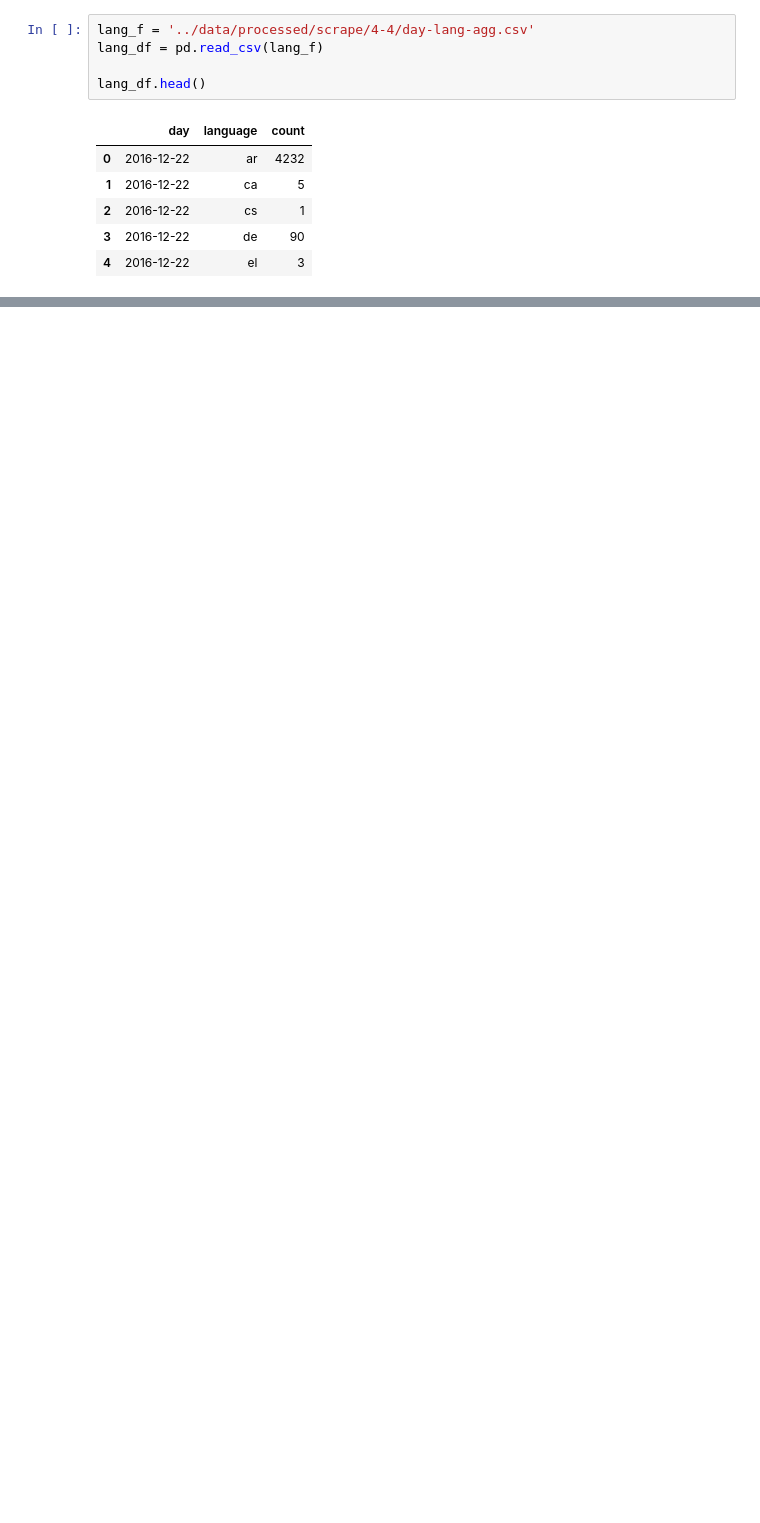
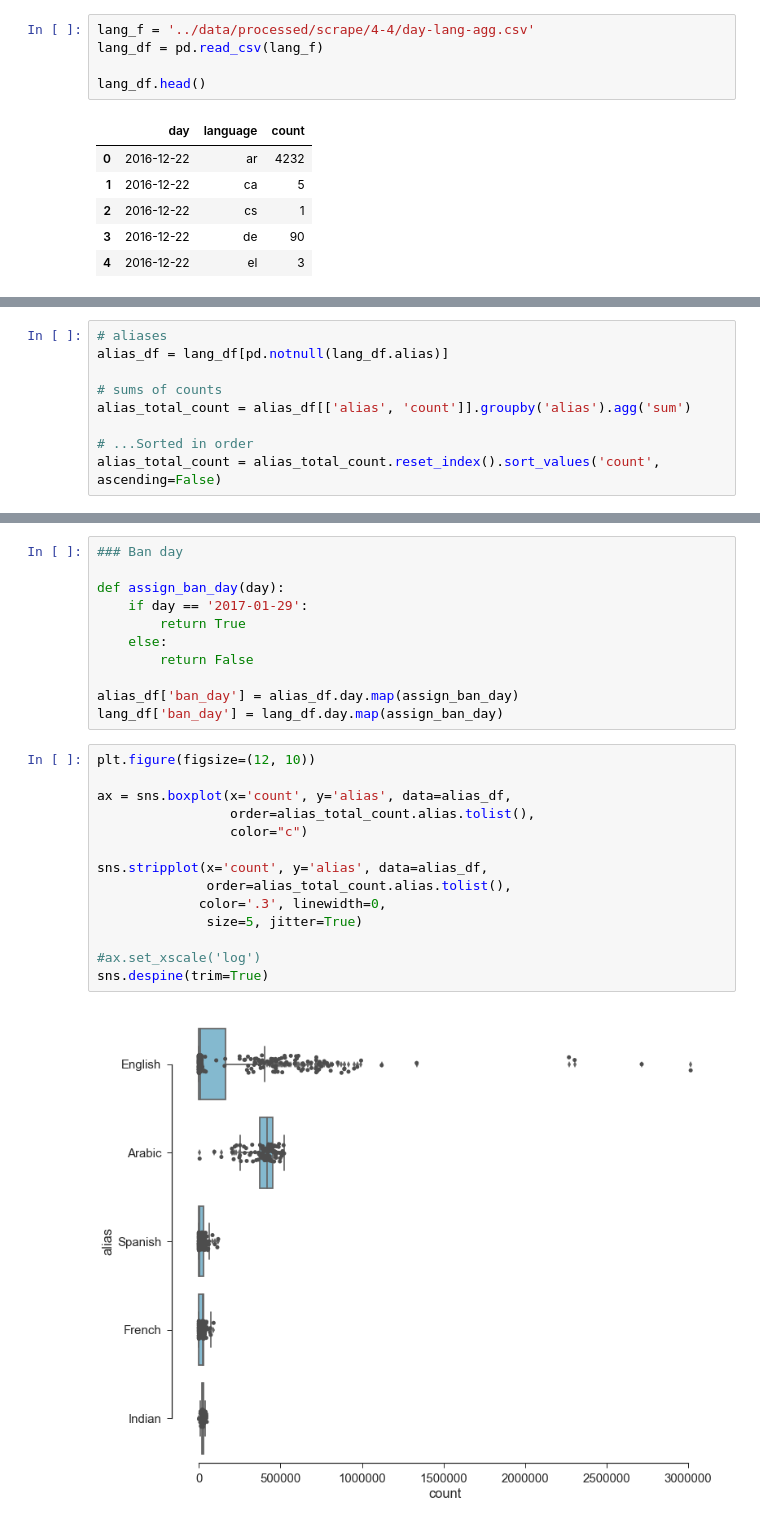
Before and after one commit to ryan-p-larson/gviz, a Jupyter notebook: notebooks/report-4-13-initial.ipynb, the cells around one changed output, grey strips where cells are left out. Cells and saved outputs as stored; diff of their text form; blank space fills up the shorter version.

```diff
--- a/notebooks/report-4-13-initial.ipynb
+++ b/notebooks/report-4-13-initial.ipynb
@@ -56,0 +89,9 @@ sns.despine(trim=True)
+# %%
+# aliases
+alias_df = lang_df[pd.notnull(lang_df.alias)]
+
+# sums of counts
+alias_total_count = alias_df[['alias', 'count']].groupby('alias').agg('sum')
+
+# ...Sorted in order
+alias_total_count = alias_total_count.reset_index().sort_values('count', ascending=False)
@@ -56,0 +100,27 @@ sns.despine(trim=True)
+# %%
+### Ban day
+
+def assign_ban_day(day):
+    if day == '2017-01-29':
+        return True
+    else:
+        return False
+
+alias_df['ban_day'] = alias_df.day.map(assign_ban_day)
+lang_df['ban_day'] = lang_df.day.map(assign_ban_day)
+# %%
+plt.figure(figsize=(12, 10))
+
+ax = sns.boxplot(x='count', y='alias', data=alias_df,
+                 order=alias_total_count.alias.tolist(),
+                 color="c")
+
+sns.stripplot(x='count', y='alias', data=alias_df,
+              order=alias_total_count.alias.tolist(),
+             color='.3', linewidth=0,
+              size=5, jitter=True)
+
+#ax.set_xscale('log')
+sns.despine(trim=True)
+# %% [output]
+[figure, added]
```
Also changed, not shown: parts of 18 cells of this notebook.
